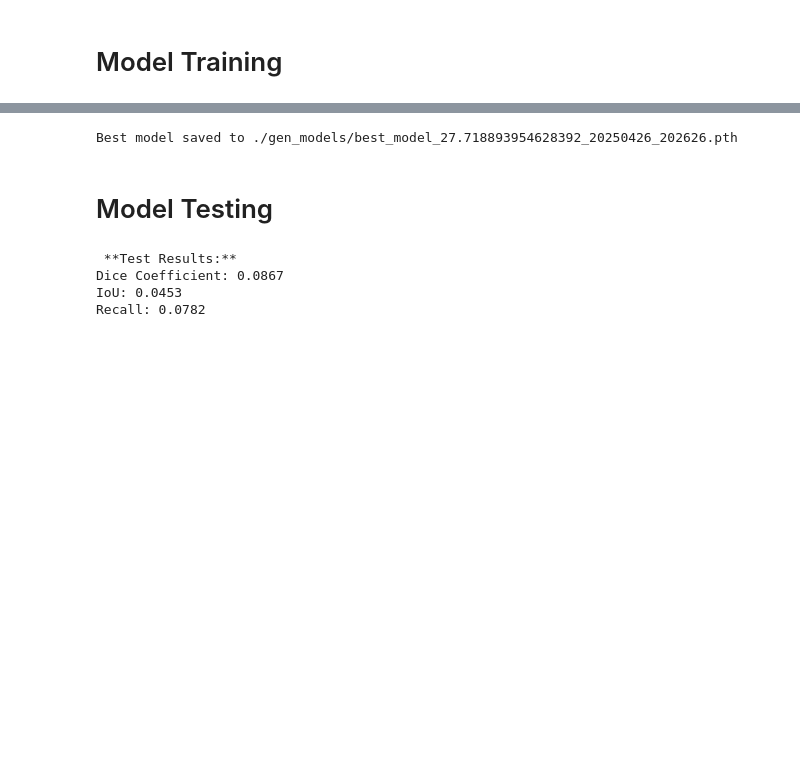
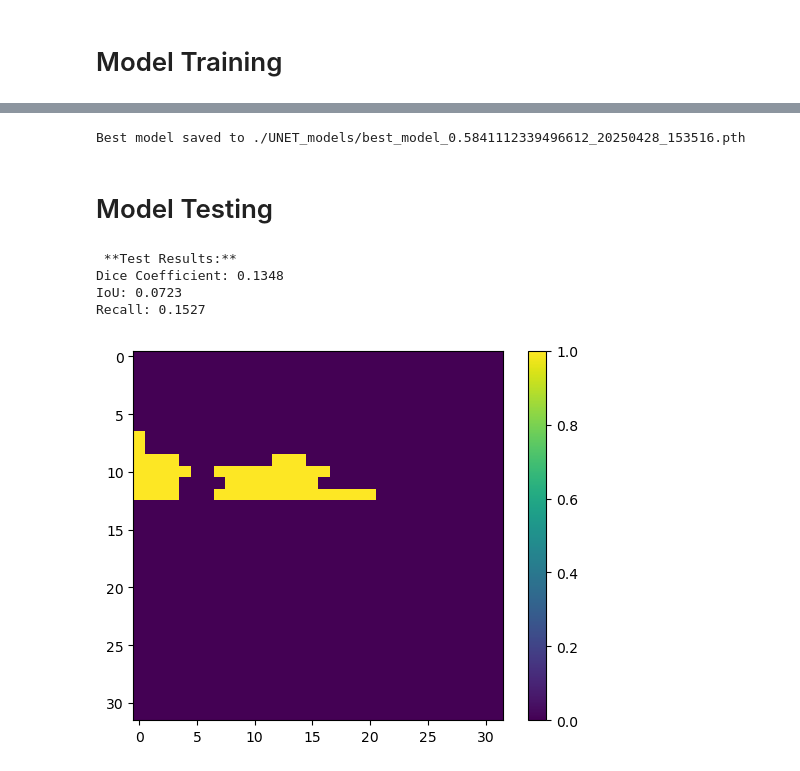
Before and after one commit to JoeBeyrer/FireGEN, a Jupyter notebook: joe_test_models/UNET.ipynb, the cells around one changed output, grey strips where cells are left out. Saved outputs shown, nothing was run; the diff lists cells and outputs as text; code cells hidden in the pictures; blank space fills up the shorter version.

Commit message:
UNET final

```diff
--- a/joe_test_models/UNET.ipynb
+++ b/joe_test_models/UNET.ipynb
@@ -239,9 +243,11 @@ kernel_size = 3
 stride = 1
 padding = 1
 
-num_epochs = 200
-patience = 50
+num_epochs = 25
+patience = 10
 
+pos_weight = 25
 bce_weight = 0.5 # Coefficient for Binary Cross Entropy loss in loss function
 
 device = torch.device("cuda" if torch.cuda.is_available() else "cpu")
+device
@@ -267,10 +275,11 @@ class DiceLoss(nn.Module):
 # Create a class for BCE Loss
 class BCEDiceLoss(nn.Module):
     # Initializing the loss function will require a BCE weight parameter to determine the weigth of each loss
-    def __init__(self, bce_weight=0.5):
+    def __init__(self, bce_weight=0.5, pos_weight=30):
         super().__init__()
         # Declare both loss functions
-        self.bce = nn.BCELoss()
+        pos_weight = torch.tensor([pos_weight]).to(device)
+        self.bce = nn.BCEWithLogitsLoss(pos_weight=pos_weight)
         self.dice = DiceLoss()
         self.bce_weight = bce_weight
 
@@ -278,7 +287,7 @@ class BCEDiceLoss(nn.Module):
     def forward(self, pred, true):
         bce_loss = self.bce(pred, true)
         dice_loss = self.dice(pred, true)
-        return bce_weight * bce_loss + (1-bce_weight) * dice_loss
+        return bce_weight * bce_loss #+ (1-bce_weight) * dice_loss
 # %% [markdown]
 ### Model Initialization
 # %%
@@ -314,7 +323,7 @@ best_model_filename = None
 
 # Define the optimizer and loss function
 optimizer = torch.optim.Adam(model.parameters(), lr=1e-4)
-criterion = BCEDiceLoss(bce_weight=0.5)
+criterion = BCEDiceLoss(bce_weight=0.5, pos_weight=pos_weight)
 
 # Train over the entire dataset every epoch
 for epoch in range(num_epochs):
@@ -409,10 +424,11 @@ No improvement for 3 epoch(s).
 # %%
 # save the best model
+os.makedirs('./UNET_models', exist_ok=True)
 if best_model_state is not None:
     torch.save(best_model_state, best_model_filename)
     print(f"Best model saved to {best_model_filename}")
 # %% [output]
-Best model saved to ./gen_models/best_model_27.718893954628392_20250426_202626.pth
+Best model saved to ./UNET_models/best_model_0.5841112339496612_20250428_153516.pth
 # %% [markdown]
 # Model Testing
 # %%
@@ -424,7 +440,7 @@ model.eval()
 pred_mask_all, true_mask_all = [], []
 
 with torch.no_grad():
-    for batch in testloader:
+    for batch in test_loader:
         images, true_mask = batch
         images = images.to(device)
         true_mask = true_mask.to(device)
@@ -444,10 +460,12 @@ with torch.no_grad():
         preds = preds.squeeze(1)
         trues = trues.squeeze(1)
 
+    trues_copy = np.copy(trues)
+    preds_copy = np.copy(preds)
+
     # Binarize predictions
     preds  = (preds > 0.5).astype(np.uint8)
     trues  = trues.astype(np.uint8)
-
     preds = preds.flatten()
     trues = trues.flatten()
 
@@ -477,6 +495,13 @@ with torch.no_grad():
         print(f"{key}: {value:.4f}")
 # %% [output]
  **Test Results:**
-Dice Coefficient: 0.0867
-IoU: 0.0453
-Recall: 0.0782
+Dice Coefficient: 0.1348
+IoU: 0.0723
+Recall: 0.1527
+# %%
+np.unique(trues)
+plt.imshow(trues_copy[12], cmap='viridis')  # or cmap='gray' if you want grayscale
+plt.colorbar()  # optional, shows the scale
+plt.show()
+# %% [output]
+[figure, added]
```
Also changed, not shown: parts of 11 cells of this notebook, 1 other file.
